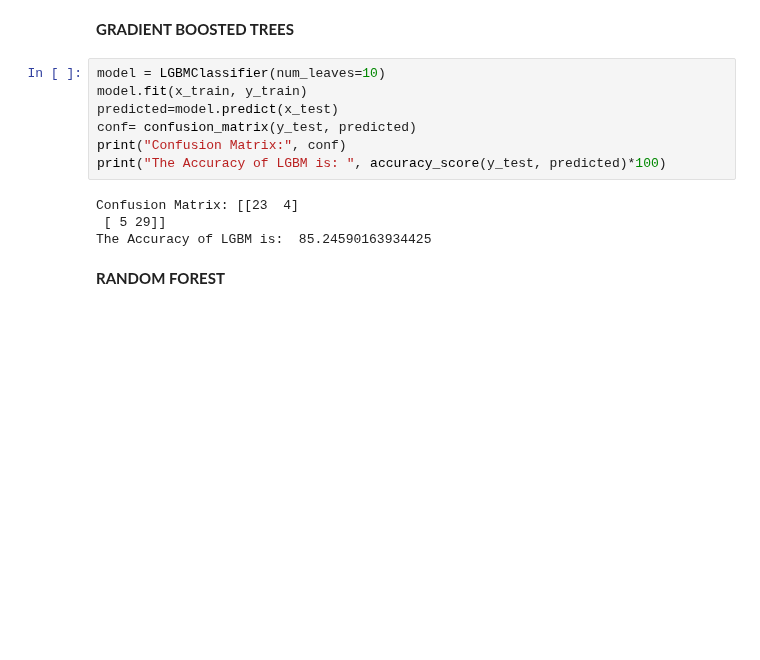
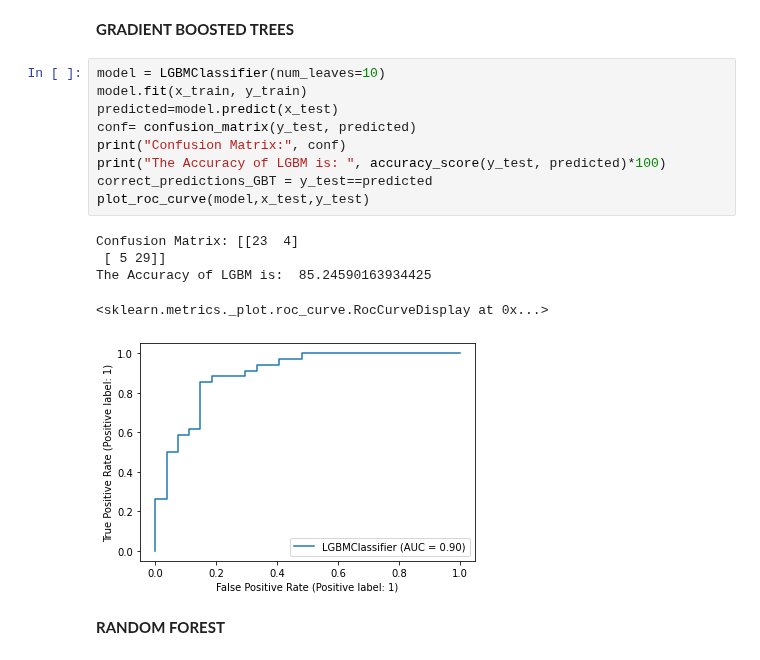
Before and after one commit to mim-uw/eXplainableMachineLearning-2023, a Jupyter notebook: Homeworks/HW1/SzymonAntoniak/szymona-hw1-xai.ipynb, the cells around one changed output. Drawn from its saved outputs; the diff is of its cells as text; blank space fills up the shorter version.

```diff
--- a/Homeworks/HW1/SzymonAntoniak/szymona-hw1-xai.ipynb
+++ b/Homeworks/HW1/SzymonAntoniak/szymona-hw1-xai.ipynb
@@ -263,14 +268,18 @@ The Accuracy of SVM is:  86.88524590163934
 # %%
 model = LGBMClassifier(num_leaves=10)
 model.fit(x_train, y_train)
 predicted=model.predict(x_test)
 conf= confusion_matrix(y_test, predicted)
 print("Confusion Matrix:", conf)
 print("The Accuracy of LGBM is: ", accuracy_score(y_test, predicted)*100)
+correct_predictions_GBT = y_test==predicted
+plot_roc_curve(model,x_test,y_test)
 # %% [output]
 Confusion Matrix: [[23  4]
  [ 5 29]]
 The Accuracy of LGBM is:  85.24590163934425
+<sklearn.metrics._plot.roc_curve.RocCurveDisplay at 0x...>
+[figure, added]
 # %% [markdown]
 **RANDOM FOREST**
 # %%
```
Also changed, not shown: parts of 6 cells of this notebook.
